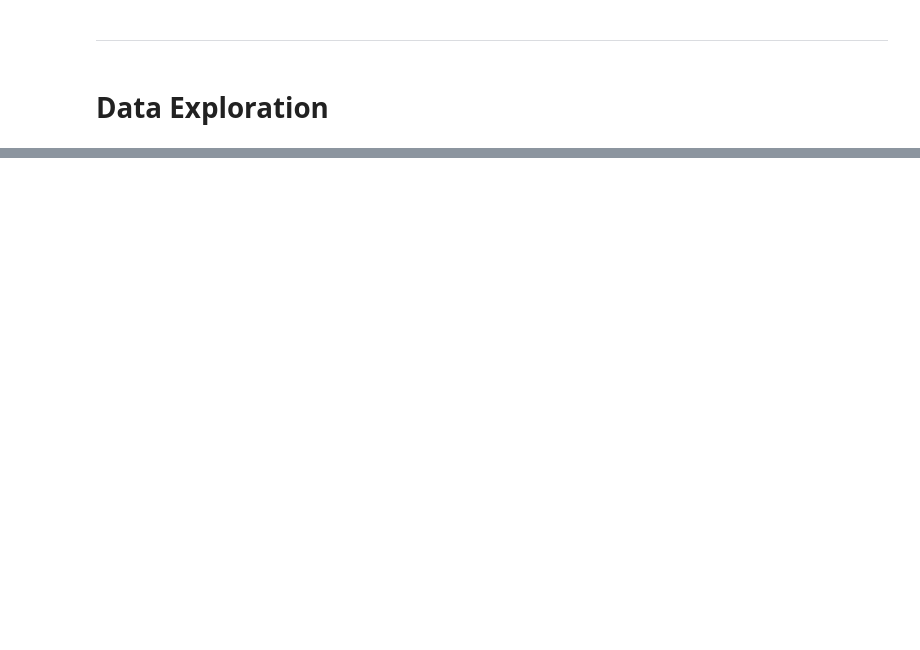
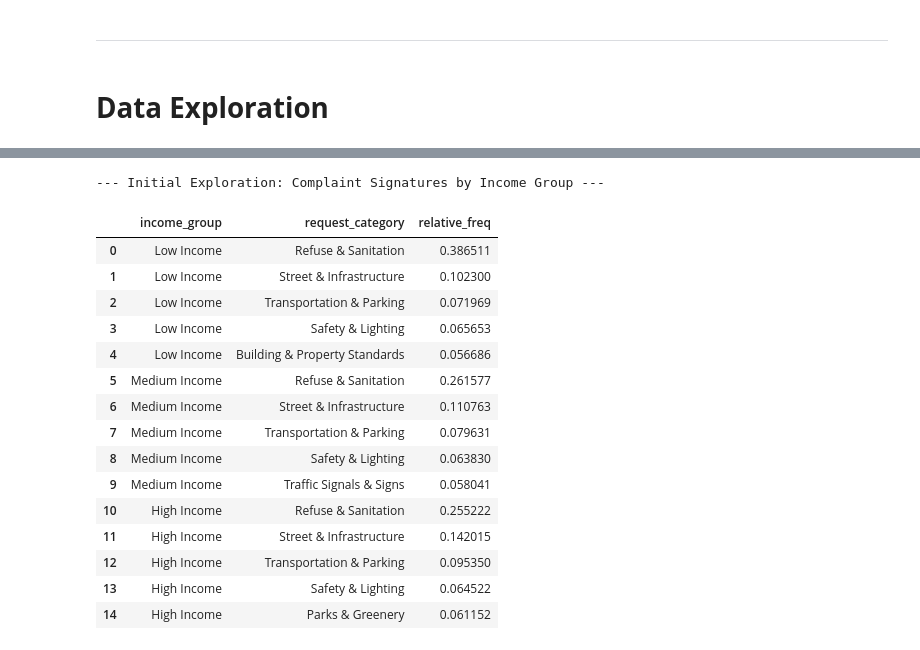
Before and after one commit to npisar/SI313-homework, a Jupyter notebook: final project/pisarczyk_final-project_progress-report_si313.ipynb, the cells around one changed output, grey strips where cells are left out. Drawn from its saved outputs; the diff is of its cells as text; code cells hidden in the pictures; blank space fills up the shorter version.

```diff
--- a/final project/pisarczyk_final-project_progress-report_si313.ipynb
+++ b/final project/pisarczyk_final-project_progress-report_si313.ipynb
@@ -350,0 +508,16 @@ for k, v in neighborhood_info_map.items():
+# %%
+# 5 most common complaint types across all data
+df_explore = df_remapped.copy()
+
+# define the top 5
+top_5_overall = df_explore['request_category'].value_counts().head(5).reset_index()
+top_5_overall.columns = ['Complaint Type', 'Total Count']
+
+
+total_complaints = df_explore.shape[0]
+total_neighborhoods = df_explore['neighborhood'].nunique()
+print(f"Total complaints: {total_complaints}")
+print(f"Total neighborhoods: {total_neighborhoods}")
+
+print(f"\n--- Table 1: Top 5 Most Common Complaints Overall ---")
+top_5_overall
@@ -350,0 +601,35 @@ for k, v in neighborhood_info_map.items():
+# %%
+# Create 3 income "bins" to separate the wealth level of each neighborhood -- place them in an "income group"
+# This is based on the quartiles above ^^ 0.00-0.50, 0.50-0.75, 0.75-1.00
+    # 68k seemed like a decent cutoff point for "Low Income: based on research and the other quartiles
+df_explore['income_group'] = pd.qcut(df_explore['median_income'], q=[0, 0.5, 0.75, 1], labels=["Low Income", "Medium Income", "High Income"])
+
+# Compare top 3 complaint types across income groups
+income_signature = (
+    df_explore.groupby('income_group')['request_category']
+    .value_counts(normalize=True)
+    .groupby(level=0)
+    .head(5)
+    .reset_index(name='relative_freq')
+)
+
+print("\n--- Initial Exploration: Complaint Signatures by Income Group ---")
+income_signature
+# %% [output]
+--- Initial Exploration: Complaint Signatures by Income Group ---
+|  | income_group | request_category | relative_freq |
+| 0 | Low Income | Refuse & Sanitation | 0.386511 |
+| 1 | Low Income | Street & Infrastructure | 0.102300 |
+| 2 | Low Income | Transportation & Parking | 0.071969 |
+| 3 | Low Income | Safety & Lighting | 0.065653 |
+| 4 | Low Income | Building & Property Standards | 0.056686 |
+| 5 | Medium Income | Refuse & Sanitation | 0.261577 |
+| 6 | Medium Income | Street & Infrastructure | 0.110763 |
+| 7 | Medium Income | Transportation & Parking | 0.079631 |
+| 8 | Medium Income | Safety & Lighting | 0.063830 |
+| 9 | Medium Income | Traffic Signals & Signs | 0.058041 |
+| 10 | High Income | Refuse & Sanitation | 0.255222 |
+| 11 | High Income | Street & Infrastructure | 0.142015 |
+| 12 | High Income | Transportation & Parking | 0.095350 |
+| 13 | High Income | Safety & Lighting | 0.064522 |
+| 14 | High Income | Parks & Greenery | 0.061152 |
```
Also changed, not shown: parts of 12 cells of this notebook, 2 other files.
